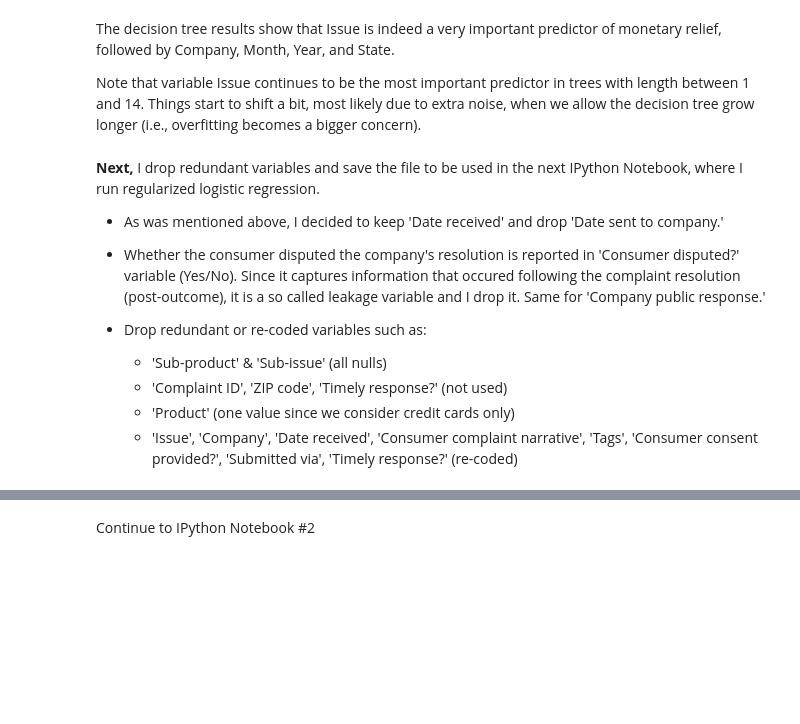
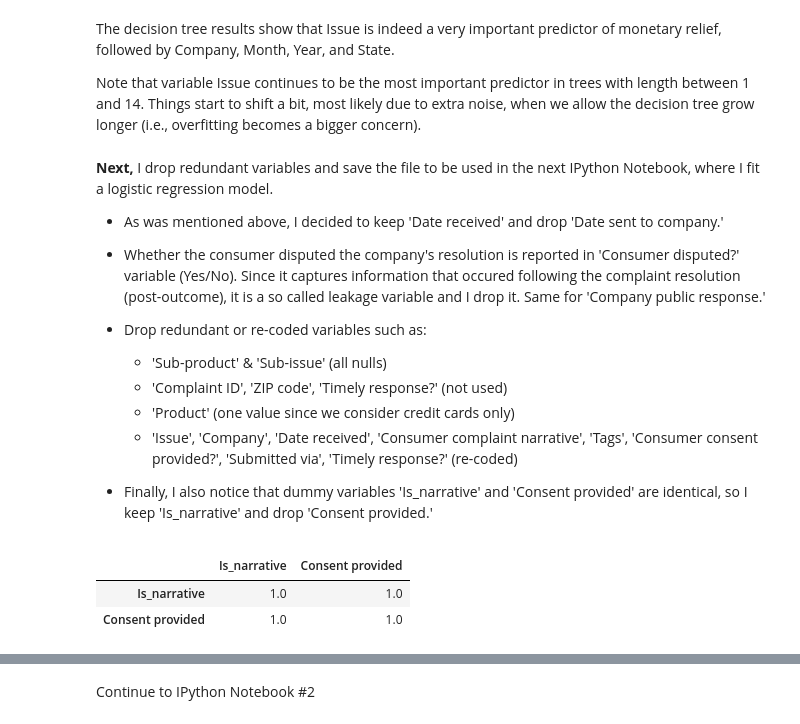
Before and after one commit to zhannazh/Predicting_Outcome_of_Consumer_Finance_Complaints, a Jupyter notebook: 1. Data exploration and feature engineering.ipynb, the cells around one changed output, grey strips where cells are left out. Drawn from its saved outputs; the diff is of its cells as text; code cells hidden in the pictures; blank space fills up the shorter version.

Commit message:
updated modeling steps

```diff
--- a/1. Data exploration and feature engineering.ipynb
+++ b/1. Data exploration and feature engineering.ipynb
@@ -899,8 +914,7 @@ The decision tree results show that Issue is indeed a very important predictor o
 
 Note that variable Issue continues to be the most important predictor in trees with length between 1 and 14. Things start to shift a bit, most likely due to extra noise, when we allow the decision tree grow longer (i.e., overfitting becomes a bigger concern).
 # %% [markdown]
-**Next,** I drop redundant variables and save the file to be used in the next IPython Notebook, where I run regularized logistic regression.
-
+**Next,** I drop redundant variables and save the file to be used in the next IPython Notebook, where I fit a logistic regression model.
 
 - As was mentioned above, I decided to keep 'Date received' and drop 'Date sent to company.'
 
@@ -914,6 +928,16 @@ Note that variable Issue continues to be the most important predictor in trees w
     - 'Complaint ID', 'ZIP code', 'Timely response?' (not used)
     - 'Product' (one value since we consider credit cards only)
     - 'Issue', 'Company', 'Date received', 'Consumer complaint narrative', 'Tags', 'Consumer   consent provided?', 'Submitted via', 'Timely response?'  (re-coded)
+
+
+- Finally, I also notice that dummy variables 'Is_narrative' and 'Consent provided' are identical, so I keep 'Is_narrative' and drop 'Consent provided.'
+# %%
+# 'Is_narrative' and 'Consent provided'  are perfectly collinear (have to drop one)
+df[['Is_narrative', 'Consent provided']].corr()
+# %% [output]
+|  | Is_narrative | Consent provided |
+| Is_narrative | 1.0 | 1.0 |
+| Consent provided | 1.0 | 1.0 |
 # %%
 # Drop redundant or recoded variables
 df = df.drop(columns = ['Sub-product', 'Sub-issue', 'Company', 'Issue', 'Issue_recoded',
```
Also changed, not shown: parts of 25 cells of this notebook, 3 other files.
